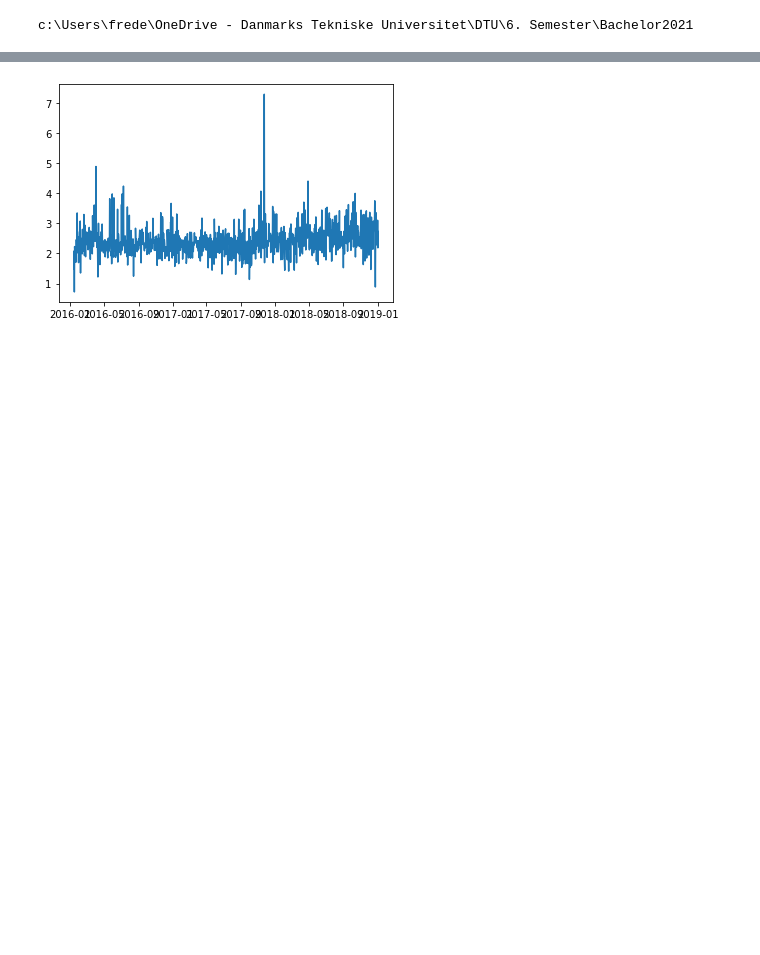
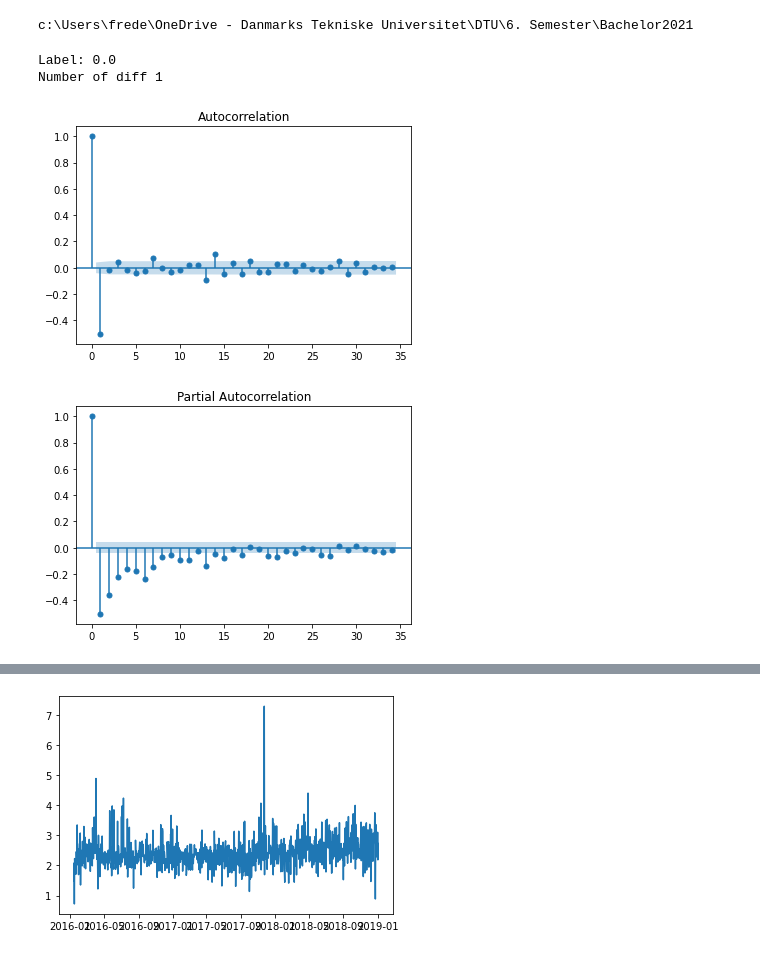
Before and after one commit to Jungar111/Bachelor2021, a Jupyter notebook: Modelling/ArimaTest.ipynb, the cells around one changed output, grey strips where cells are left out. Cells and saved outputs as stored; diff of their text form; code cells hidden in the pictures; blank space fills up the shorter version.

Commit message:
Further Arima

```diff
--- a/Modelling/ArimaTest.ipynb
+++ b/Modelling/ArimaTest.ipynb
@@ -20,2 +22,43 @@ import pyforest
 # %%
 df = importer().Import()
+# %%
+def ArimaStats(df,label):
+    print(f"Label: {label}")
+    df=df[df["Label"]==label]
+    df=df.sort_values("Start Date")
+    y = df[["Energy (kWh)","Start Date"]].set_index("Start Date",drop=False)
+    y= y.resample("d").min()
+    X = lags().buildLaggedFeatures(y["Energy (kWh)"], ["Energy (kWh)"],5, dropna=False)
+    X_train, X_test, y_train, y_test = train_test_split(X, y, test_size=0.25, random_state=42, shuffle=False)
+    X_train=X_train.drop(columns="lag_0")
+    X_test=X_test.drop(columns="lag_0")
+    y_train = y_train.set_index("Start Date",drop=False)
+    y_test = y_test.set_index("Start Date",drop=False)
+
+    y_train.freq= "D"
+    y_train = y_train.resample("d").min()
+    y_train  = y_train.fillna(0)
+    y_test  = y_test.fillna(0)
+
+    p=1
+    for i in range(1,3):
+        if p>0.05:
+            result = adfuller(y_train["Energy (kWh)"].dropna())
+            #print('ADF Statistic: %f' % result[0])
+            #print('p-value: %f' % result[1])
+            p=result[1]
+            if p>0.05:
+                y_train["Energy (kWh)"]=y_train["Energy (kWh)"].diff()
+                print(f"Number of diff {i}")
+
+
+    plot_acf(y_train["Energy (kWh)"].dropna())
+    plt.show()
+    plot_pacf(y_train["Energy (kWh)"].dropna())
+    plt.show()
+ArimaStats(df,0.0)
+# %% [output]
+Label: 0.0
+Number of diff 1
+[figure, added]
+[figure, added]
```
Also changed, not shown: parts of 32 cells of this notebook.
